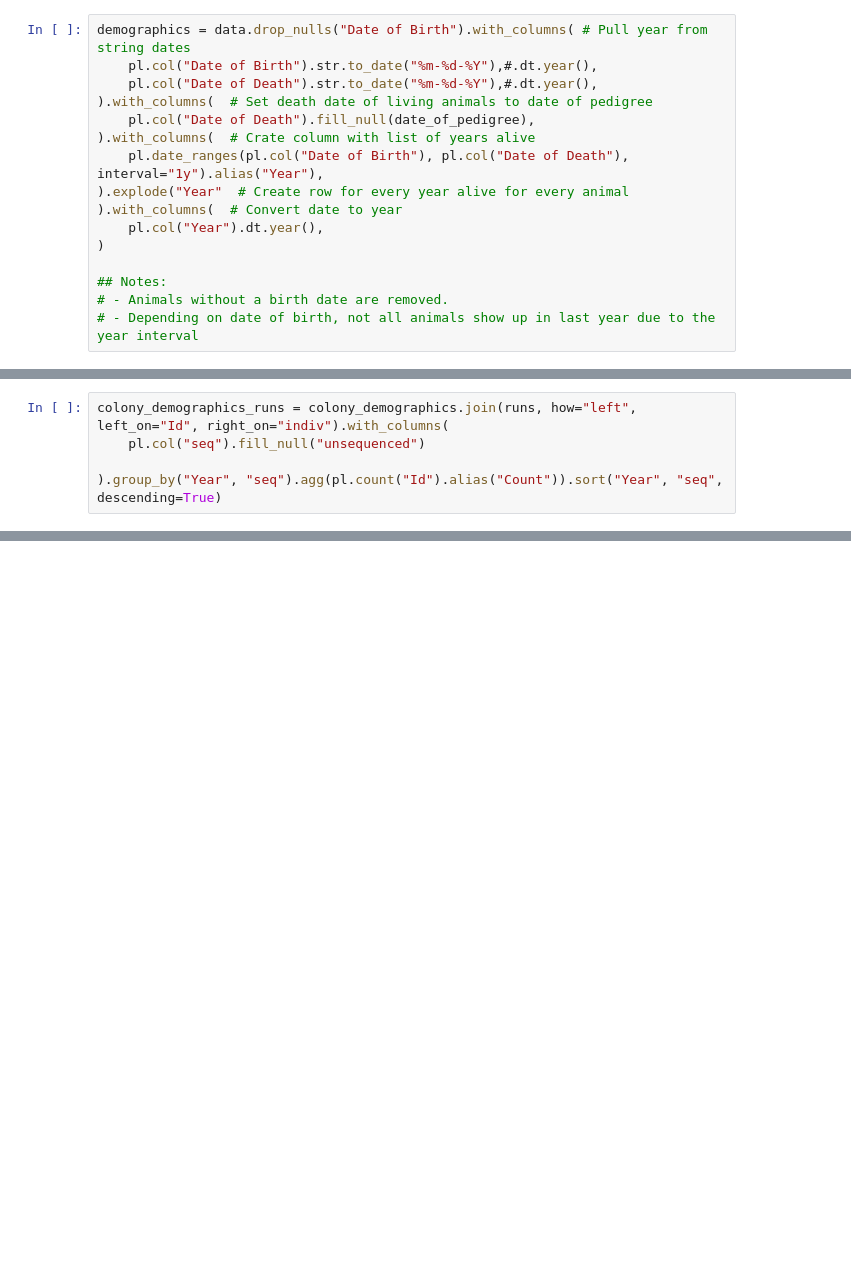
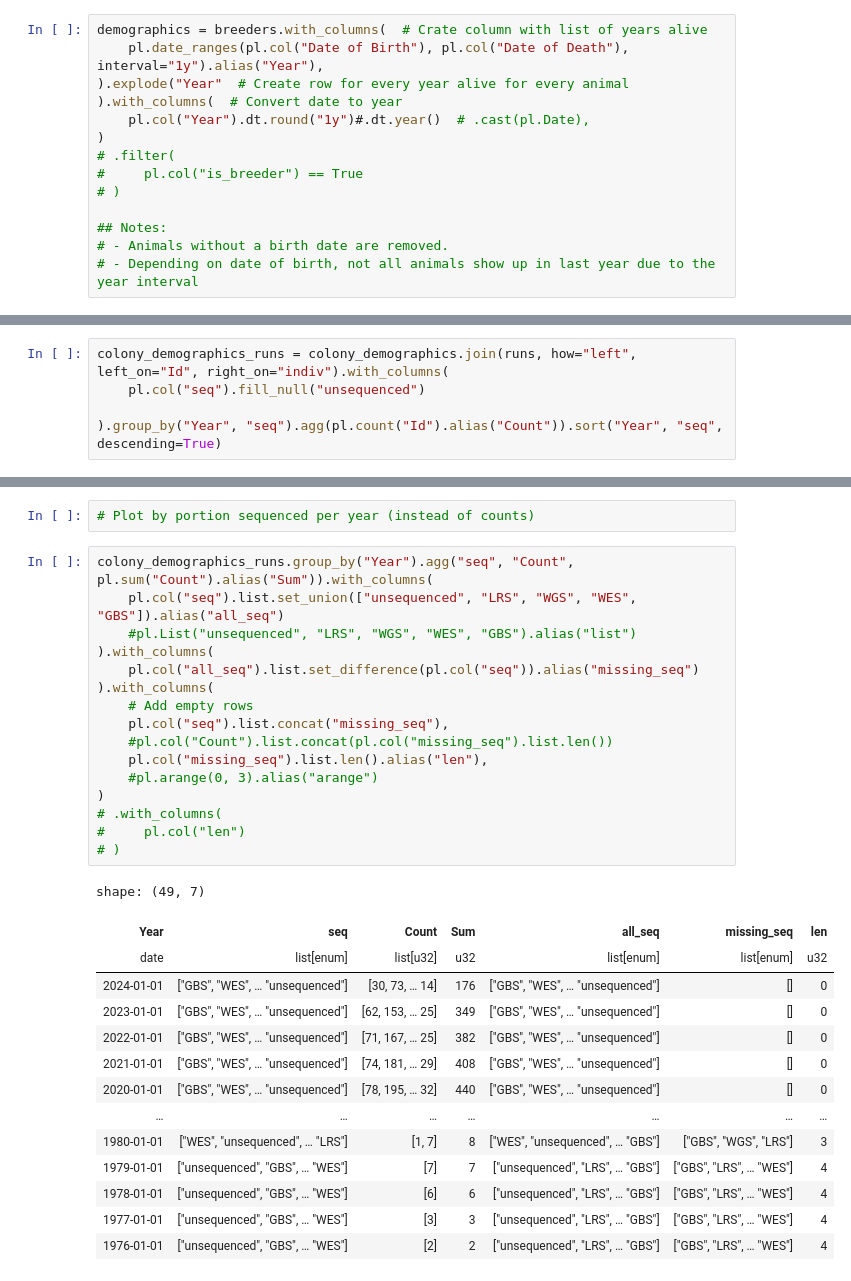
Before and after one commit to allytrope/variant-analysis, a Jupyter notebook: workflow/notebooks/population.ipynb, the cells around one changed output, grey strips where cells are left out. Cells and saved outputs as stored; diff of their text form; blank space fills up the shorter version.

Commit message:
Create plots of population size and sequencing

```diff
--- a/workflow/notebooks/population.ipynb
+++ b/workflow/notebooks/population.ipynb
@@ -11,15 +98,13 @@ data = pl.read_csv(pedigree_file, separator="\t", infer_schema_length=None)
 # %%
-demographics = data.drop_nulls("Date of Birth").with_columns( # Pull year from string dates
-    pl.col("Date of Birth").str.to_date("%m-%d-%Y"),#.dt.year(),
-    pl.col("Date of Death").str.to_date("%m-%d-%Y"),#.dt.year(),
-).with_columns(  # Set death date of living animals to date of pedigree
-    pl.col("Date of Death").fill_null(date_of_pedigree),
-).with_columns(  # Crate column with list of years alive
+demographics = breeders.with_columns(  # Crate column with list of years alive
     pl.date_ranges(pl.col("Date of Birth"), pl.col("Date of Death"), interval="1y").alias("Year"),
 ).explode("Year"  # Create row for every year alive for every animal
 ).with_columns(  # Convert date to year
-    pl.col("Year").dt.year(),
+    pl.col("Year").dt.round("1y")#.dt.year()  # .cast(pl.Date),
 )
+# .filter(
+#     pl.col("is_breeder") == True
+# )
 
 ## Notes:
 # - Animals without a birth date are removed.
@@ -101,0 +248,33 @@ alt.Chart(colony_demographics_runs).mark_area().encode(
+# %%
+# Plot by portion sequenced per year (instead of counts)
+# %%
+colony_demographics_runs.group_by("Year").agg("seq", "Count", pl.sum("Count").alias("Sum")).with_columns(
+    pl.col("seq").list.set_union(["unsequenced", "LRS", "WGS", "WES", "GBS"]).alias("all_seq")
+    #pl.List("unsequenced", "LRS", "WGS", "WES", "GBS").alias("list")
+).with_columns(
+    pl.col("all_seq").list.set_difference(pl.col("seq")).alias("missing_seq")
+).with_columns(
+    # Add empty rows
+    pl.col("seq").list.concat("missing_seq"),
+    #pl.col("Count").list.concat(pl.col("missing_seq").list.len())
+    pl.col("missing_seq").list.len().alias("len"),
+    #pl.arange(0, 3).alias("arange")
+)
+# .with_columns(
+#     pl.col("len")
+# )
+# %% [output]
+shape: (49, 7)
+| Year | seq | Count | Sum | all_seq | missing_seq | len |
+| date | list[enum] | list[u32] | u32 | list[enum] | list[enum] | u32 |
+| 2024-01-01 | ["GBS", "WES", … "unsequenced"] | [30, 73, … 14] | 176 | ["GBS", "WES", … "unsequenced"] | [] | 0 |
+| 2023-01-01 | ["GBS", "WES", … "unsequenced"] | [62, 153, … 25] | 349 | ["GBS", "WES", … "unsequenced"] | [] | 0 |
+| 2022-01-01 | ["GBS", "WES", … "unsequenced"] | [71, 167, … 25] | 382 | ["GBS", "WES", … "unsequenced"] | [] | 0 |
+| 2021-01-01 | ["GBS", "WES", … "unsequenced"] | [74, 181, … 29] | 408 | ["GBS", "WES", … "unsequenced"] | [] | 0 |
+| 2020-01-01 | ["GBS", "WES", … "unsequenced"] | [78, 195, … 32] | 440 | ["GBS", "WES", … "unsequenced"] | [] | 0 |
+| … | … | … | … | … | … | … |
+| 1980-01-01 | ["WES", "unsequenced", … "LRS"] | [1, 7] | 8 | ["WES", "unsequenced", … "GBS"] | ["GBS", "WGS", "LRS"] | 3 |
+| 1979-01-01 | ["unsequenced", "GBS", … "WES"] | [7] | 7 | ["unsequenced", "LRS", … "GBS"] | ["GBS", "LRS", … "WES"] | 4 |
+| 1978-01-01 | ["unsequenced", "GBS", … "WES"] | [6] | 6 | ["unsequenced", "LRS", … "GBS"] | ["GBS", "LRS", … "WES"] | 4 |
+| 1977-01-01 | ["unsequenced", "GBS", … "WES"] | [3] | 3 | ["unsequenced", "LRS", … "GBS"] | ["GBS", "LRS", … "WES"] | 4 |
+| 1976-01-01 | ["unsequenced", "GBS", … "WES"] | [2] | 2 | ["unsequenced", "LRS", … "GBS"] | ["GBS", "LRS", … "WES"] | 4 |
```
Also changed, not shown: parts of 18 cells of this notebook.
